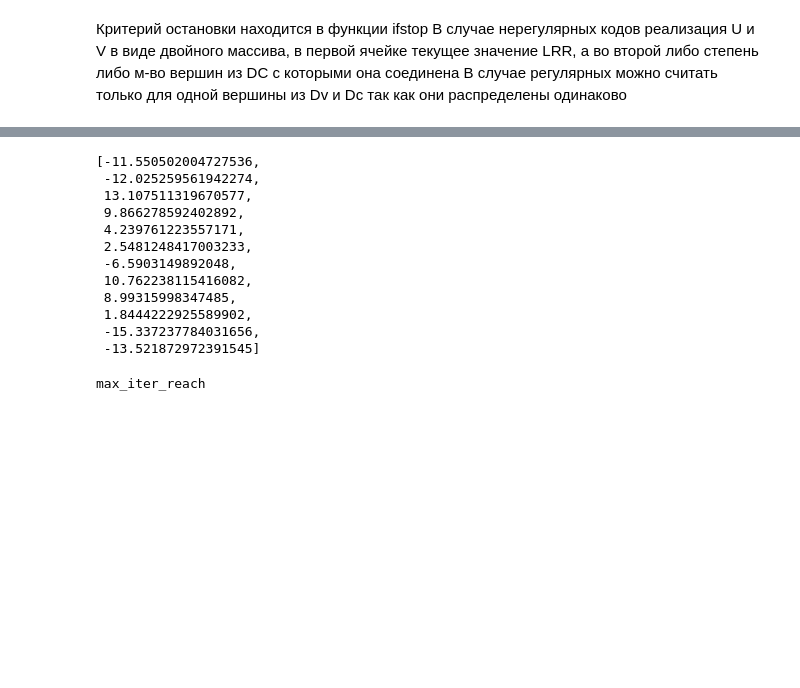
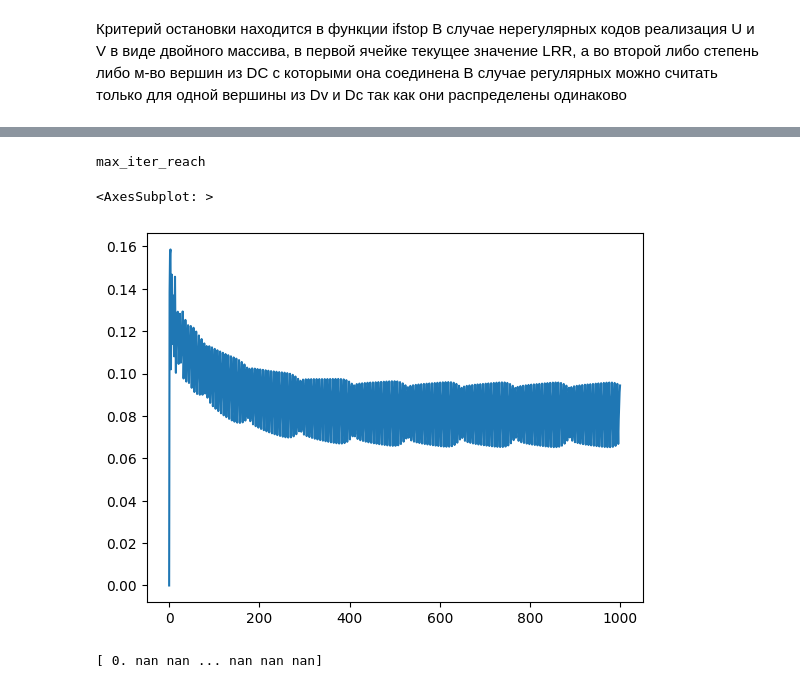
Before and after one commit to 228egger/LDPC_decoder, a Jupyter notebook: deсoder.ipynb, the cells around one changed output, grey strips where cells are left out. Drawn from its saved outputs; the diff is of its cells as text; code cells hidden in the pictures; blank space fills up the shorter version.

```diff
--- a/deсoder.ipynb
+++ b/deсoder.ipynb
@@ -42,21 +23,3 @@ y
-# %%
-L_j = [2 * i / (sigma ** 2) for i in y]
-L_j_i = [[L_j[j] if H[i][j] == 1 else 0 for i in range(6)] for j in range(12)]
-L_i_j = [[0 for i in range(12)] for j in range(6)]
-L_j
-# %% [output]
-[-11.550502004727536,
- -12.025259561942274,
- 13.107511319670577,
- 9.866278592402892,
- 4.239761223557171,
- 2.5481248417003233,
- -6.5903149892048,
- 10.762238115416082,
- 8.99315998347485,
- 1.8444222925589902,
- -15.337237784031656,
- -13.521872972391545]
 # %%
 def dc_update(L_j_i):
     L_i_j = [[0 for i in range(12)] for j in range(6)]
@@ -102,6 +66,19 @@ def stop_kriteria(L_j_i, L_i_j, H, l):
         return False
     return 4
 # %%
+ans = np.zeros(max_l + 1)
+l = 0
+
+
+
+nu = np.random.normal(0, sigma, 12)
+x= np.random.randint(0,2,12)
+v = [-1 if (i == 1) else 1 for i in x]
+y = [v[i] + nu[i] for i in range(12)]
+L_j = [2 * i / (sigma ** 2) for i in y]
+L_j_i = [[L_j[j] if H[i][j] == 1 else 0 for i in range(6)] for j in range(12)]
+L_i_j = [[0 for i in range(12)] for j in range(6)]
+L_j_i
 while True:
     L_i_j = dc_update(L_j_i)
     L_j_i = dv_update(L_i_j, L_j_i, L_j)
@@ -110,3 +87,13 @@ while True:
         break
 # %% [output]
 max_iter_reach
+# %%
+import seaborn as sns
+sns.lineplot(ans)
+# %% [output]
+<AxesSubplot: >
+[figure, added]
+# %%
+print(ans)
+# %% [output]
+[ 0. nan nan ... nan nan nan]
```
Also changed, not shown: parts of 2 cells of this notebook, 8 other files.
